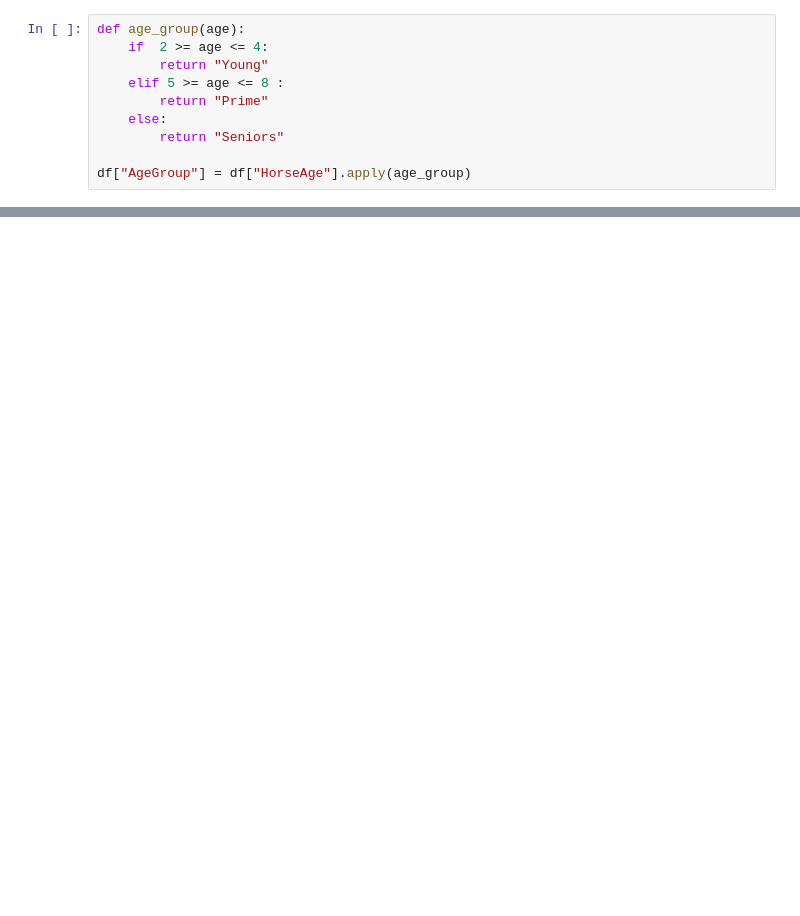
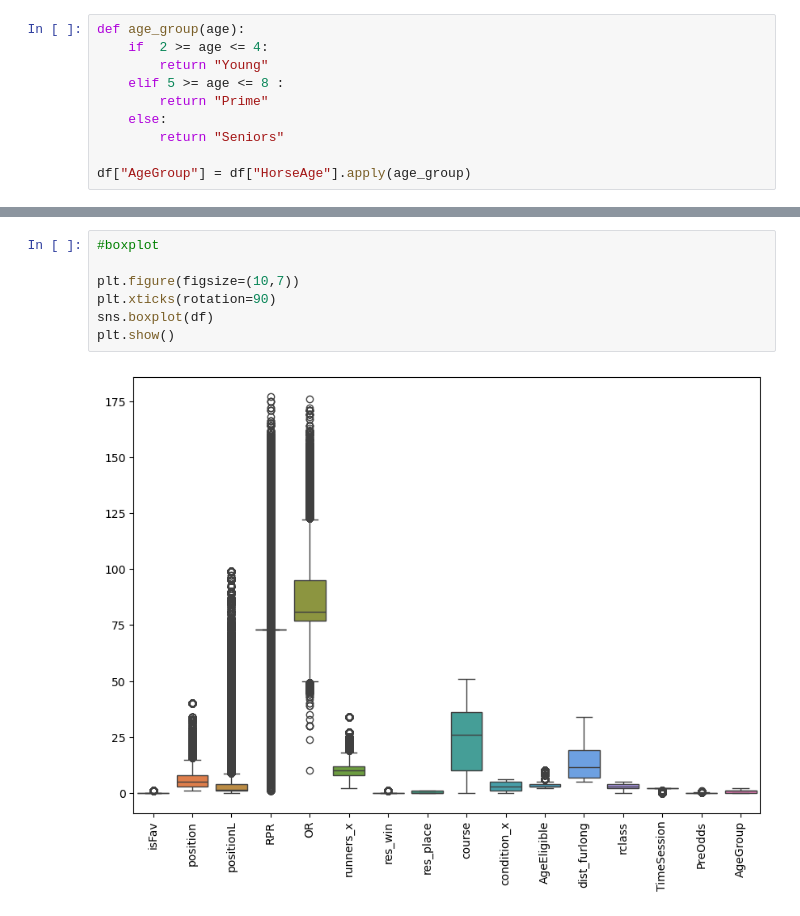
Before and after one commit to Karthick-source/Horse-Race-Prediction, a Jupyter notebook: Horse_race_prediction.ipynb, the cells around one changed output, grey strips where cells are left out. Drawn from its saved outputs; the diff is of its cells as text; blank space fills up the shorter version.

```diff
--- a/Horse_race_prediction.ipynb
+++ b/Horse_race_prediction.ipynb
@@ -1016,0 +1132,9 @@ df[["AgeGroup","meters"]].groupby(["AgeGroup"]).value_counts().reset_index()
+# %%
+#boxplot
+
+plt.figure(figsize=(10,7))
+plt.xticks(rotation=90)
+sns.boxplot(df)
+plt.show()
+# %% [output]
+[figure, added]
```
Also changed, not shown: parts of 29 cells of this notebook.
